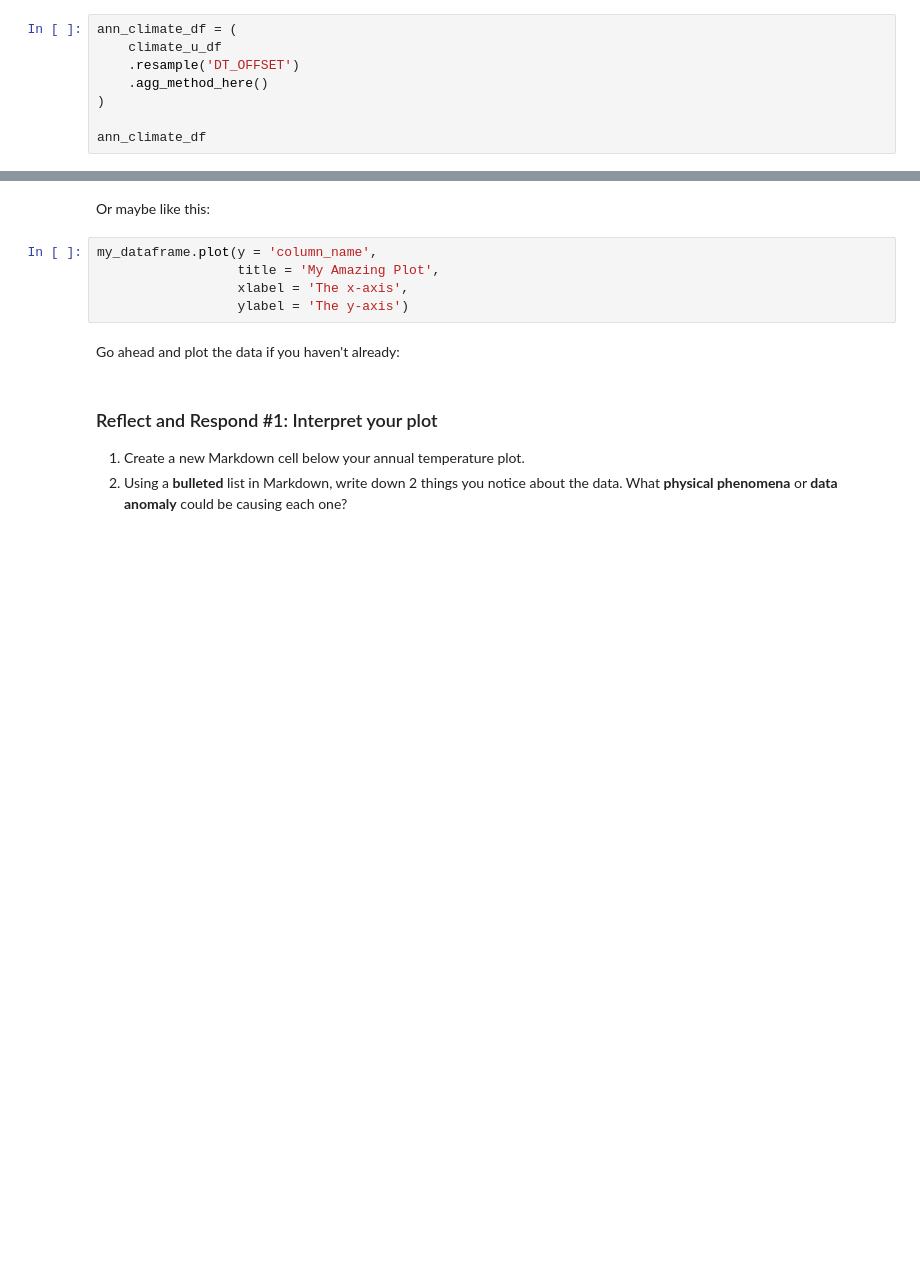
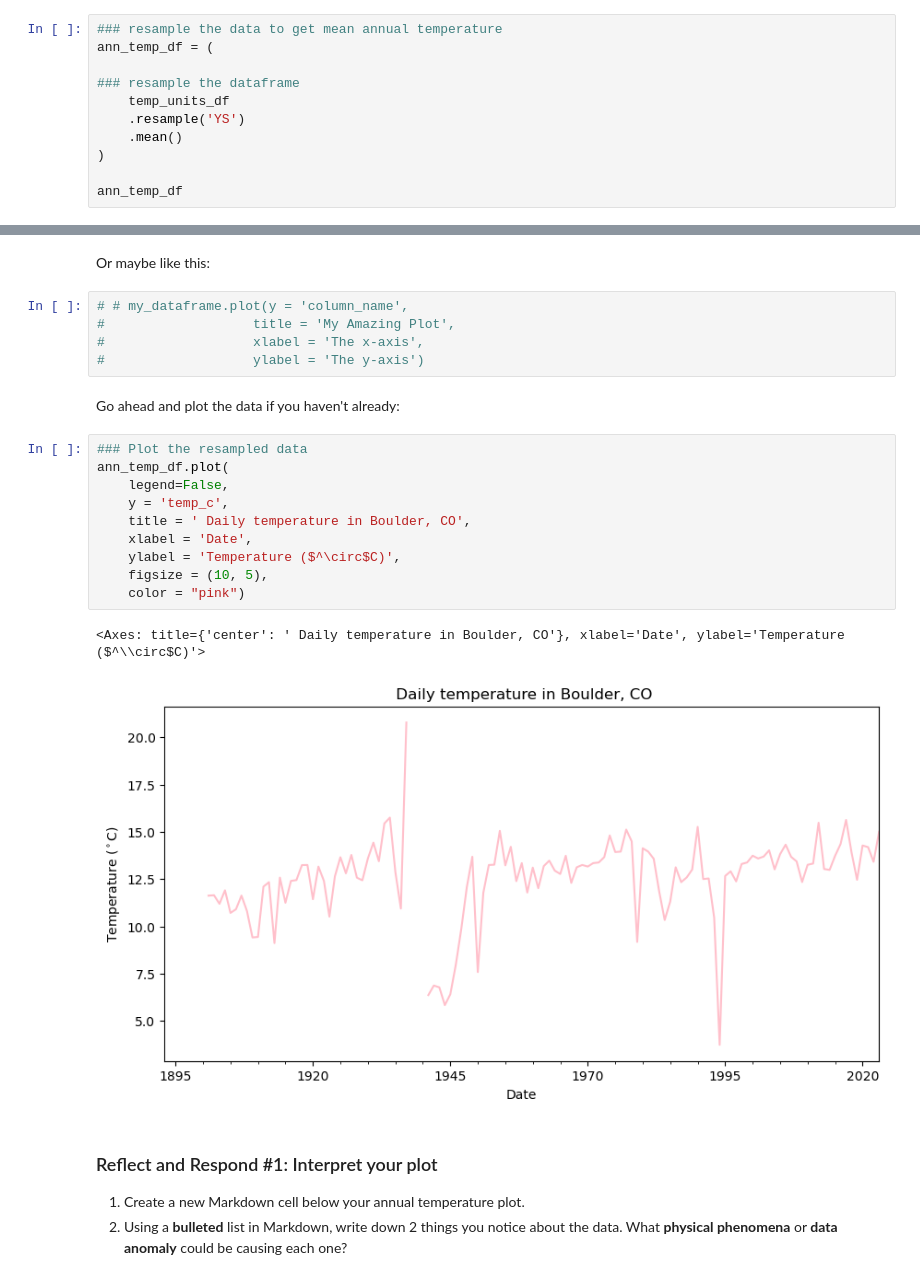
Before and after one commit to AdeliaHoneywood/01-climate-fall-template, a Jupyter notebook: 04-climate-plot.ipynb, the cells around one changed output, grey strips where cells are left out. Saved outputs shown, nothing was run; the diff lists cells and outputs as text; blank space fills up the shorter version.

```diff
--- a/04-climate-plot.ipynb
+++ b/04-climate-plot.ipynb
@@ -109,11 +133,14 @@ since this is annual it could go either way)</li>
 
 You may notice that your plot looks a little “fuzzy”. This happens when Python is trying to plot a value for every date, but the resolution of the image is too low to actually do that. You can address this issue by **resampling** the data, or summarizing it over a time period of your choice. In this case, we will resample annually, giving us one data point per year.
 # %%
-ann_climate_df = (
-    climate_u_df
-    .resample('DT_OFFSET')
-    .agg_method_here()
+### resample the data to get mean annual temperature
+ann_temp_df = (
+
+### resample the dataframe
+    temp_units_df
+    .resample('YS')
+    .mean()
 )
 
-ann_climate_df
+ann_temp_df
 # %% [output]
@@ -153,12 +193,25 @@ my_dataframe.plot(
 # %% [markdown]
 Or maybe like this:
 # %%
-my_dataframe.plot(y = 'column_name',
-                  title = 'My Amazing Plot',
-                  xlabel = 'The x-axis',
-                  ylabel = 'The y-axis')
+# # my_dataframe.plot(y = 'column_name',
+#                   title = 'My Amazing Plot',
+#                   xlabel = 'The x-axis',
+#                   ylabel = 'The y-axis')
 # %% [markdown]
 Go ahead and plot the data if you haven't already:
+# %%
+### Plot the resampled data
+ann_temp_df.plot(
+    legend=False,
+    y = 'temp_c',
+    title = ' Daily temperature in Boulder, CO',
+    xlabel = 'Date',
+    ylabel = 'Temperature ($^\circ$C)',
+    figsize = (10, 5),
+    color = "pink")
+# %% [output]
+<Axes: title={'center': ' Daily temperature in Boulder, CO'}, xlabel='Date', ylabel='Temperature ($^\\circ$C)'>
+[figure, added]
 # %% [markdown]
 ### Reflect and Respond #1: Interpret your plot
 1. Create a new Markdown cell below your annual temperature plot.
```
Also changed, not shown: parts of 10 cells of this notebook, 2 other files.
